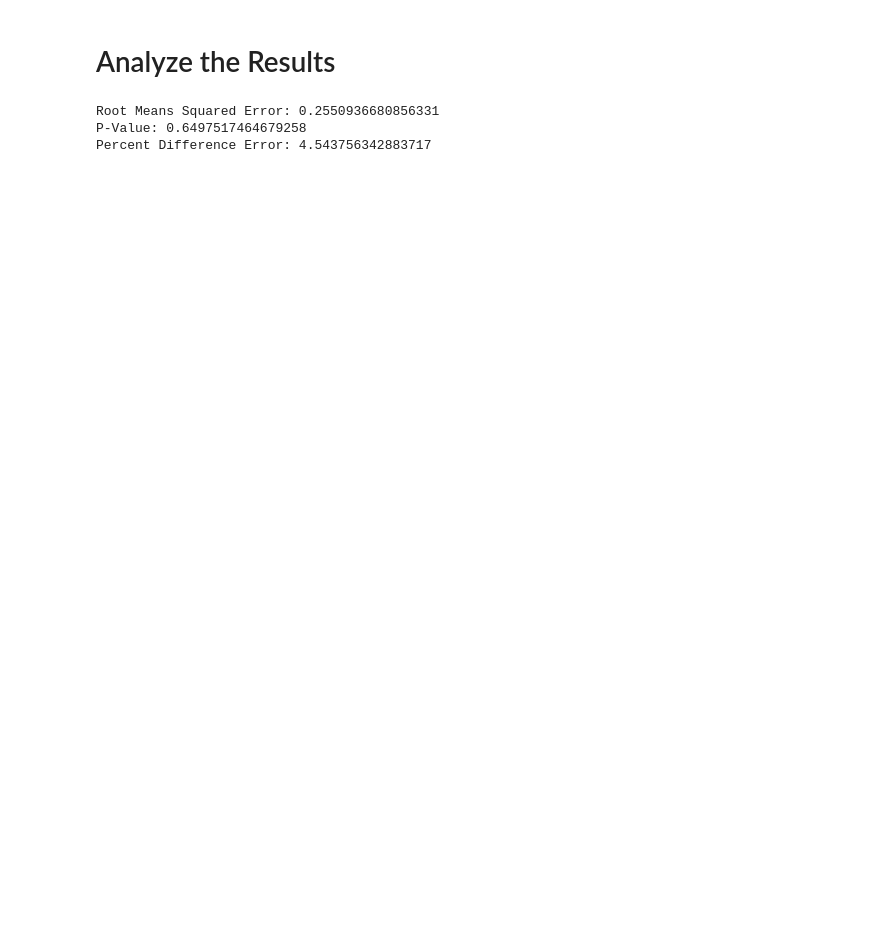
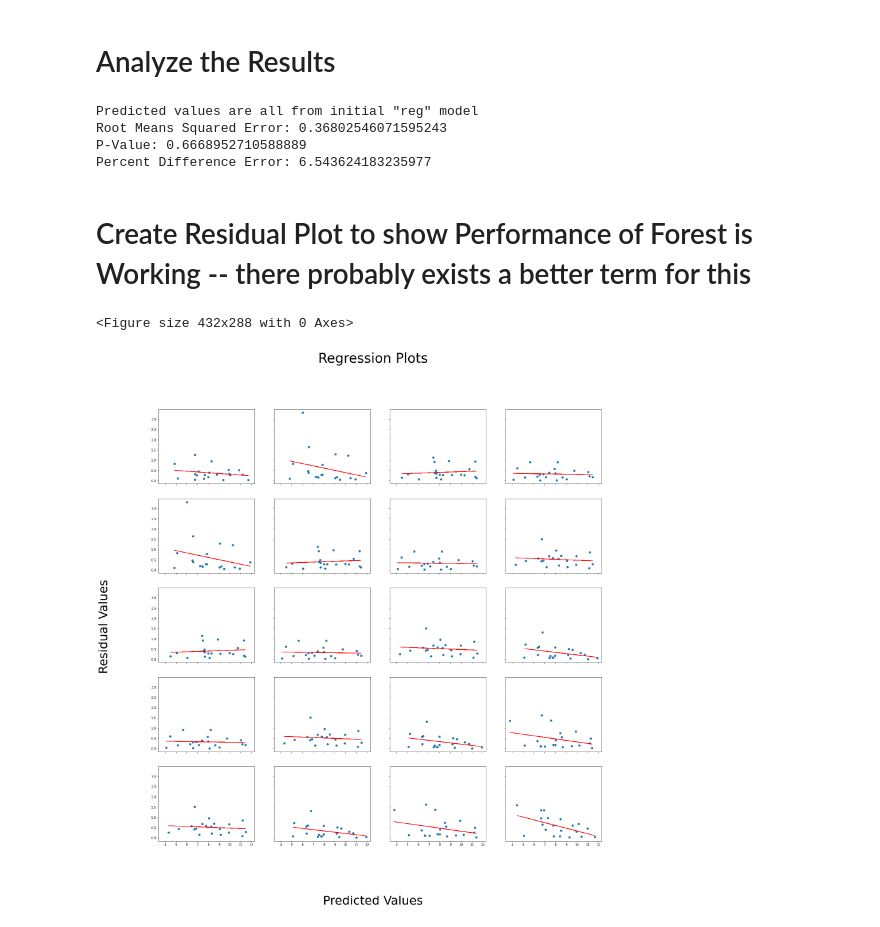
Before and after one commit to tessaSlice/Gene-Regression-Analysis, a Jupyter notebook: DataInterpretation.ipynb, the cells around one changed output. Cells and saved outputs as stored; diff of their text form; code cells hidden in the pictures; blank space fills up the shorter version.

Commit message:
created regression plot visualization

```diff
--- a/DataInterpretation.ipynb
+++ b/DataInterpretation.ipynb
@@ -358,7 +358,7 @@ Index(['IL1R1', 'LDB2', 'NUPR1', 'CLEC2B', 'UCHL1', 'PCDH7', 'COL3A1', 'CENPN',
       dtype='object')
 # %%
 # instantiate model and train
-reg = RandomForestRegressor(n_estimators=100, random_state=42)
+reg = RandomForestRegressor(n_estimators=400, random_state=42)
 reg.fit(x_train, y_train) #nah this should work... but it just doesn't quite match the actual thing nicely
 # %% [output]
 RandomForestRegressor(random_state=42)
@@ -475,7 +475,7 @@ for i in range(numTrials):
     y_test = TestData.iloc[:, splitIndex:]
 
     # instantiate model and train
-    reg = RandomForestRegressor(n_estimators=700, random_state=42)
+    reg = RandomForestRegressor(n_estimators=400, random_state=42)
     reg.fit(x_train, y_train)
 
     # actually train the model
@@ -752,6 +729,7 @@ RMSerror = MDRMSE(pd.DataFrame(y_pred), y_test)
 pVal = MDTTEST(pd.DataFrame(y_pred), y_test)
 percentError = PDE(y_pred, y_test.to_numpy())
 
+print("Predicted values are all from initial \"reg\" model")
 print("Root Means Squared Error: ", end="")
 print(RMSerror)
 print("P-Value: ", end="")
@@ -759,6 +737,46 @@ print(pVal)
 print("Percent Difference Error: ", end="")
 print(percentError)
 # %% [output]
-Root Means Squared Error: 0.2550936680856331
-P-Value: 0.6497517464679258
-Percent Difference Error: 4.543756342883717
+Predicted values are all from initial "reg" model
+Root Means Squared Error: 0.36802546071595243
+P-Value: 0.6668952710588889
+Percent Difference Error: 6.543624183235977
+# %% [markdown]
+# Create Residual Plot to show Performance of Forest is Working -- there probably exists a better term for this
+# %%
+import matplotlib.pyplot as plt
+
+def StackedResidualPlot(y_pred, y_test):
+    # conert to np array with try/except
+    ny_test = y_test.to_numpy() #what's with the try/except catch method used for?
+
+    # calculate the residuals by column (variable)
+    residual = abs(y_pred - ny_test)
+    # predicted y on x axis and residual on y axis
+    # go iteratively over row by row -- AKA sample by sample
+    f = plt.figure()
+    f, axes = plt.subplots(nrows = 5, ncols = 4, sharex = True, sharey = True, figsize=(25, 25))
+
+    # axis and title
+    f.suptitle('Regression Plots', fontsize=42)
+    f.supxlabel('Predicted Values', fontsize=38) # reference: https://stackoverflow.com/a/65135433/15073477
+    f.supylabel('Residual Values', fontsize=38)
+
+    for row in range(5):
+        for col in range(4):
+            axes[row][col].scatter(y_pred[row+col], residual[row+col], marker = "o") #c = getRand(100)
+            # create a horizontal line!!! - source: https://pythonguides.com/matplotlib-best-fit-line/
+            theta = np.polyfit(y_pred[row+col], residual[row+col], 1) # 1 represents the degree
+            y_line = theta[1] + theta[0] * y_pred[row+col] # it said theta[0] * X... not sure what X represents in my code
+            axes[row][col].plot(y_pred[row+col], y_line, 'r')
+
+    # add separate colorbar axes
+    # cbar_ax = f.add_axes([0.85, 0.15, 0.05, 0.7])
+    # f.colorbar(axes[0][0], cax=cbar_ax)
+
+    plt.show()
+
+StackedResidualPlot(y_pred, y_test)
+# %% [output]
+<Figure size 432x288 with 0 Axes>
+[figure, added]
```
Also changed, not shown: parts of 9 cells of this notebook.
